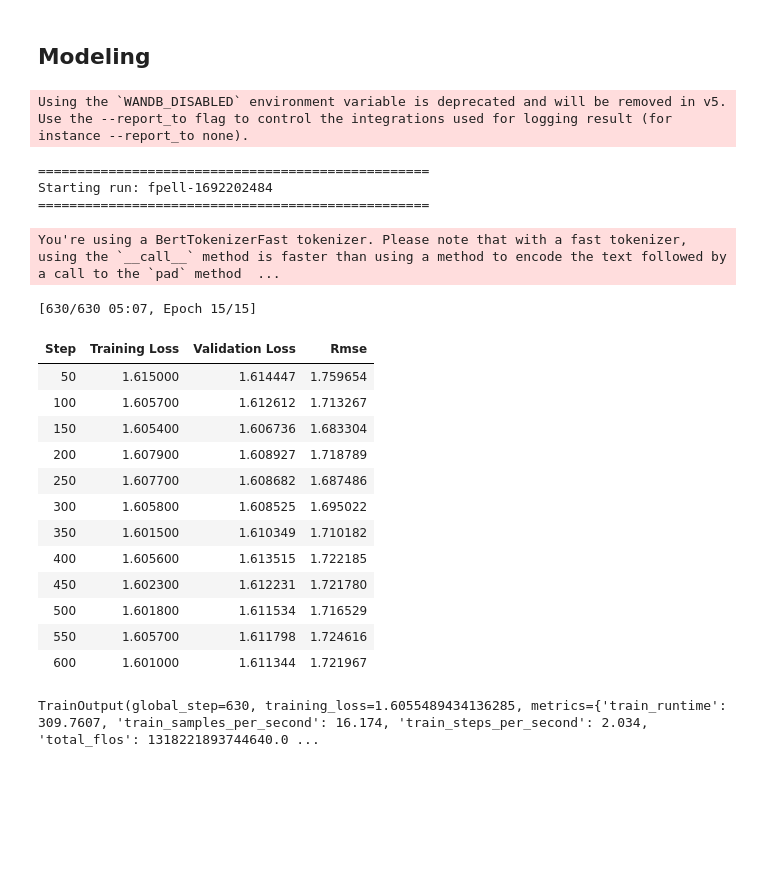
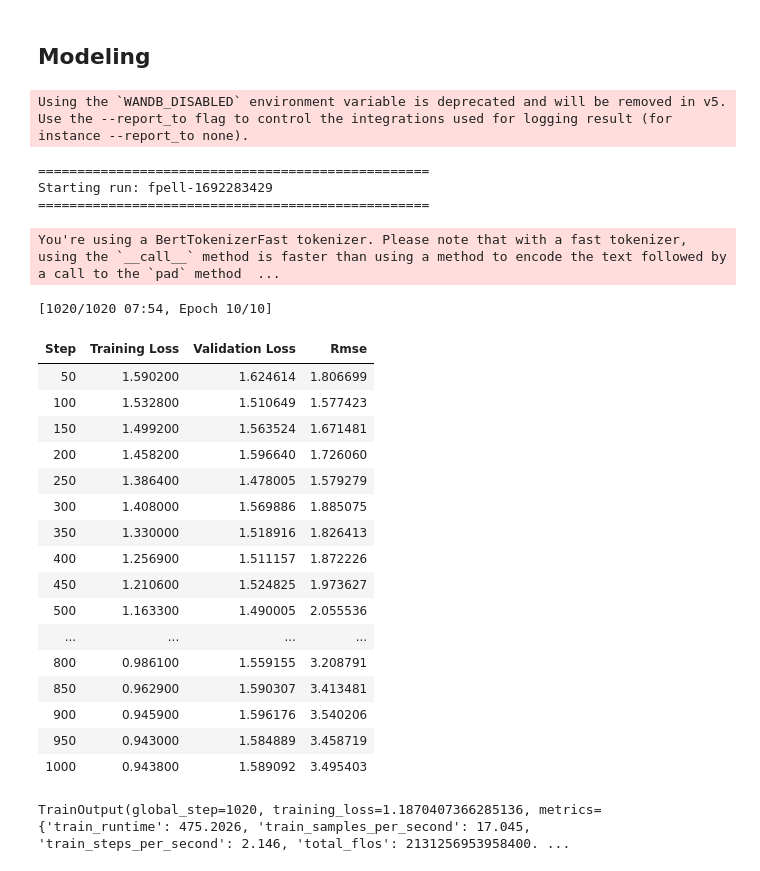
Before and after one commit to xulianrenzoku/decode-vecenie, a Jupyter notebook: modeling/modeling_notebook_multiclass.ipynb, the cells around one changed output. Cells and saved outputs as stored; diff of their text form; code cells hidden in the pictures; blank space fills up the shorter version.

```diff
--- a/modeling/modeling_notebook_multiclass.ipynb
+++ b/modeling/modeling_notebook_multiclass.ipynb
@@ -61,8 +80,0 @@ Name: PLAYER, dtype: int64
-# %%
-copy_dict = {2: 2, 3: 5, 4: 5}
-
-for i in range(2, 5):
-    temp = train[train['TIER'] == i].copy()
-    for j in range(copy_dict[i]):
-        train = pd.concat([train, temp])
-    train = train.reset_index().drop('index', axis=1)
@@ -121,8 +118,3 @@ Some weights of the model checkpoint at bert-base-uncased were not used when ini
 - This IS NOT expected if you are initializing BertForSequenceClassification from the checkpoint of a model that you expect to be exactly identical (initializing a BertForSequenceClassification model  ...
 Some weights of BertForSequenceClassification were not initialized from the model checkpoint at bert-base-uncased and are newly initialized: ['classifier.bias', 'classifier.weight']
 You should probably TRAIN this model on a down-stream task to be able to use it for predictions and inference.
-# %%
-model.classifier = torch.nn.Linear(
-    model.classifier.in_features,
-    len(labels)
-)
@@ -144,7 +156,13 @@ train_dataset = (
     .map(preprocess_function, batched=True)
     .remove_columns(['TIER'])
     .shuffle(seed=42)
-    .train_test_split(seed=42)
+)
+
+val_dataset = (
+    Dataset.from_pandas(val[['PLAYER', 'full_text', 'TIER']])
+    .map(preprocess_function, batched=True)
+    .remove_columns(['TIER'])
+    .shuffle(seed=42)
 )
 
 test_dataset = (
@@ -183,6 +201,14 @@ def compute_metrics(eval_pred):
 os.environ["WANDB_DISABLED"] = "true"
 
 torch.cuda.empty_cache()
+# %%
+CONFIG = {
+    "weight_decay": 0.01,
+    "num_train_epochs": 10.0,
+    "load_best_model_at_end": True,
+    "metric_for_best_model": 'eval_loss',
+    "lr_scheduler_type": 'cosine_with_restarts',
+}
 # %%
 run_name = f"fpell-{int(time.time())}"
 
@@ -190,48 +216,52 @@ print("=" * 50)
 print(f"Starting run: {run_name}")
 print("=" * 50)
 
 training_args = TrainingArguments(
     run_name=run_name,
     output_dir="./results",
     save_total_limit=5,
     evaluation_strategy="steps",
     eval_steps=50,
     logging_steps=50,
     per_device_train_batch_size=8,
     per_device_eval_batch_size=8,
     **CONFIG,
 )
 
 trainer = CustomTrainer(
     model=model,
     args=training_args,
-    train_dataset=train_dataset["train"],
-    eval_dataset=train_dataset["test"],
+    train_dataset=train_dataset,
+    eval_dataset=val_dataset,
     tokenizer=tokenizer,
     data_collator=data_collator,
     compute_metrics=compute_metrics,
 )
 
 trainer.train()
 # %% [output]
 Using the `WANDB_DISABLED` environment variable is deprecated and will be removed in v5. Use the --report_to flag to control the integrations used for logging result (for instance --report_to none).
 ==================================================
-Starting run: fpell-1692202484
+Starting run: fpell-1692283429
 ==================================================
 You're using a BertTokenizerFast tokenizer. Please note that with a fast tokenizer, using the `__call__` method is faster than using a method to encode the text followed by a call to the `pad` method  ...
-[630/630 05:07, Epoch 15/15]
+[1020/1020 07:54, Epoch 10/10]
 | Step | Training Loss | Validation Loss | Rmse |
-| 50 | 1.615000 | 1.614447 | 1.759654 |
-| 100 | 1.605700 | 1.612612 | 1.713267 |
-| 150 | 1.605400 | 1.606736 | 1.683304 |
-| 200 | 1.607900 | 1.608927 | 1.718789 |
-| 250 | 1.607700 | 1.608682 | 1.687486 |
-| 300 | 1.605800 | 1.608525 | 1.695022 |
-| 350 | 1.601500 | 1.610349 | 1.710182 |
-| 400 | 1.605600 | 1.613515 | 1.722185 |
-| 450 | 1.602300 | 1.612231 | 1.721780 |
-| 500 | 1.601800 | 1.611534 | 1.716529 |
-| 550 | 1.605700 | 1.611798 | 1.724616 |
-| 600 | 1.601000 | 1.611344 | 1.721967 |
+| 50 | 1.590200 | 1.624614 | 1.806699 |
+| 100 | 1.532800 | 1.510649 | 1.577423 |
+| 150 | 1.499200 | 1.563524 | 1.671481 |
+| 200 | 1.458200 | 1.596640 | 1.726060 |
+| 250 | 1.386400 | 1.478005 | 1.579279 |
+| 300 | 1.408000 | 1.569886 | 1.885075 |
+| 350 | 1.330000 | 1.518916 | 1.826413 |
+| 400 | 1.256900 | 1.511157 | 1.872226 |
+| 450 | 1.210600 | 1.524825 | 1.973627 |
+| 500 | 1.163300 | 1.490005 | 2.055536 |
+| ... | ... | ... | ... |
+| 800 | 0.986100 | 1.559155 | 3.208791 |
+| 850 | 0.962900 | 1.590307 | 3.413481 |
+| 900 | 0.945900 | 1.596176 | 3.540206 |
+| 950 | 0.943000 | 1.584889 | 3.458719 |
+| 1000 | 0.943800 | 1.589092 | 3.495403 |
-TrainOutput(global_step=630, training_loss=1.6055489434136285, metrics={'train_runtime': 309.7607, 'train_samples_per_second': 16.174, 'train_steps_per_second': 2.034, 'total_flos': 1318221893744640.0 ...
+TrainOutput(global_step=1020, training_loss=1.1870407366285136, metrics={'train_runtime': 475.2026, 'train_samples_per_second': 17.045, 'train_steps_per_second': 2.146, 'total_flos': 2131256953958400. ...
 # %%
```
Also changed, not shown: parts of 19 cells of this notebook.
